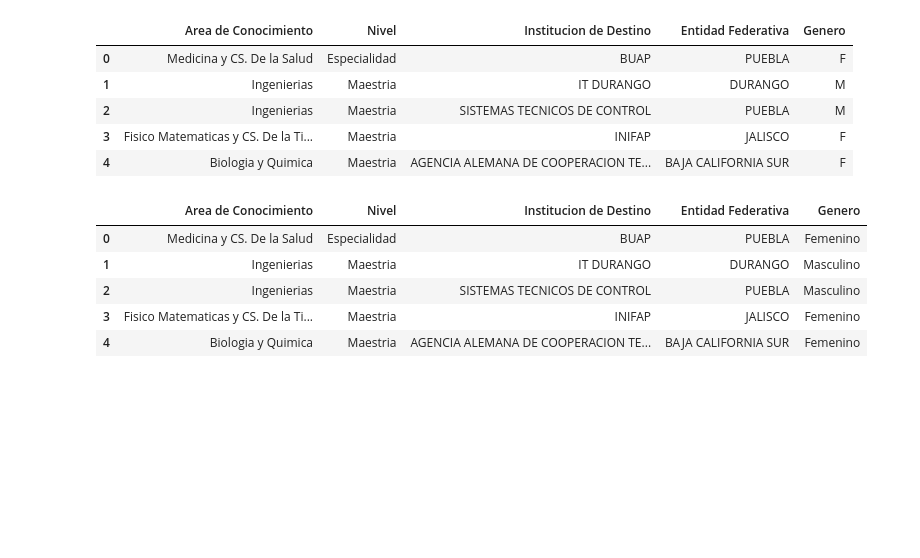
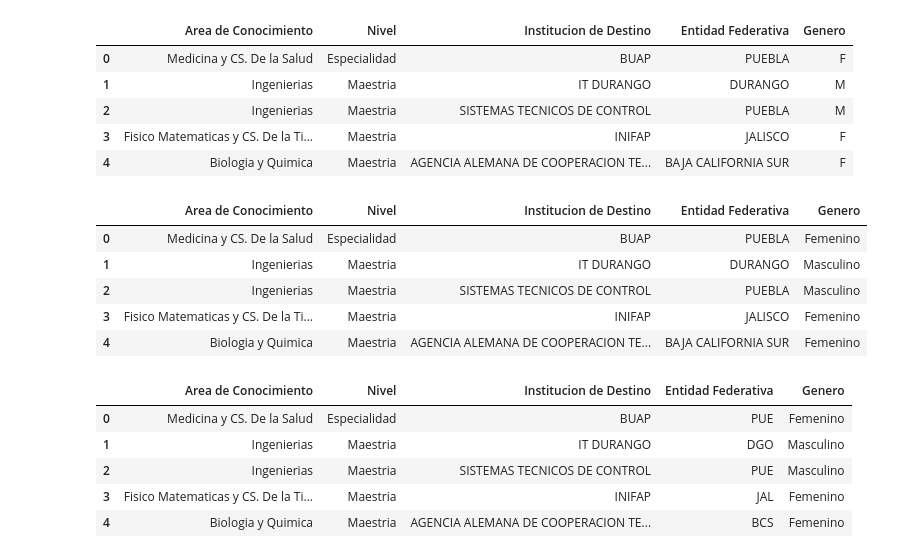
Before and after one commit to rochagose/eda-becas-mixtas-MX, a Jupyter notebook: EDABecasMexMixt.ipynb, the cells around one changed output. Cells and saved outputs as stored; diff of their text form; code cells hidden in the pictures; blank space fills up the shorter version.

Commit message:
Estados mapeados

```diff
--- a/EDABecasMexMixt.ipynb
+++ b/EDABecasMexMixt.ipynb
@@ -247,3 +247,26 @@ df.head()
 | 2 | Ingenierias | Maestria | SISTEMAS TECNICOS DE CONTROL | PUEBLA | Masculino |
 | 3 | Fisico Matematicas y CS. De la Ti... | Maestria | INIFAP | JALISCO | Femenino |
 | 4 | Biologia y Quimica | Maestria | AGENCIA ALEMANA DE COOPERACION TE... | BAJA CALIFORNIA SUR | Femenino |
+# %%
+#Mapear estados
+mapear_estados = {
+    'PUEBLA': 'PUE', 'DURANGO': 'DGO', 'JALISCO': 'JAL', 'BAJA CALIFORNIA SUR': 'BCS',
+    'CHIAPAS': 'CHP', 'DISTRITO FEDERAL': 'CDMX', 'VERACRUZ': 'VER', 'GUANAJUATO': 'GTO',
+    'MORELOS': 'MOR', 'QUERETARO': 'QRO', 'MICHOACAN': 'MIC', 'ESTADO DE MEXICO': 'EDOMEX',
+    'ZACATECAS': 'ZAC', 'BAJA CALIFORNIA': 'BC', 'SAN LUIS POTOSI': 'SLP', 'YUCATAN': 'YUC',
+    'CHIHUAHUA': 'CHIH', 'NAYARIT': 'NAY', 'COAHUILA': 'COAH', 'NUEVO LEON': 'NL',
+    'HIDALGO': 'HGO', 'COLIMA': 'COL', 'OAXACA': 'OAX', 'CAMPECHE': 'CAMP',
+    'TLAXCALA': 'TLAX', 'SONORA': 'SON', 'SINALOA': 'SIN', 'AGUASCALIENTES': 'AGS',
+    'QUINTANA ROO': 'QROO', 'TABASCO': 'TAB', 'TAMAULIPAS': 'TAM', 'GUERRERO': 'GRO'
+}
+
+df['Entidad Federativa'] = df['Entidad Federativa'].map(mapear_estados)
+# %%
+df.head()
+# %% [output]
+|  | Area de Conocimiento | Nivel | Institucion de Destino | Entidad Federativa | Genero |
+| 0 | Medicina y CS. De la Salud | Especialidad | BUAP | PUE | Femenino |
+| 1 | Ingenierias | Maestria | IT DURANGO | DGO | Masculino |
+| 2 | Ingenierias | Maestria | SISTEMAS TECNICOS DE CONTROL | PUE | Masculino |
+| 3 | Fisico Matematicas y CS. De la Ti... | Maestria | INIFAP | JAL | Femenino |
+| 4 | Biologia y Quimica | Maestria | AGENCIA ALEMANA DE COOPERACION TE... | BCS | Femenino |
```
